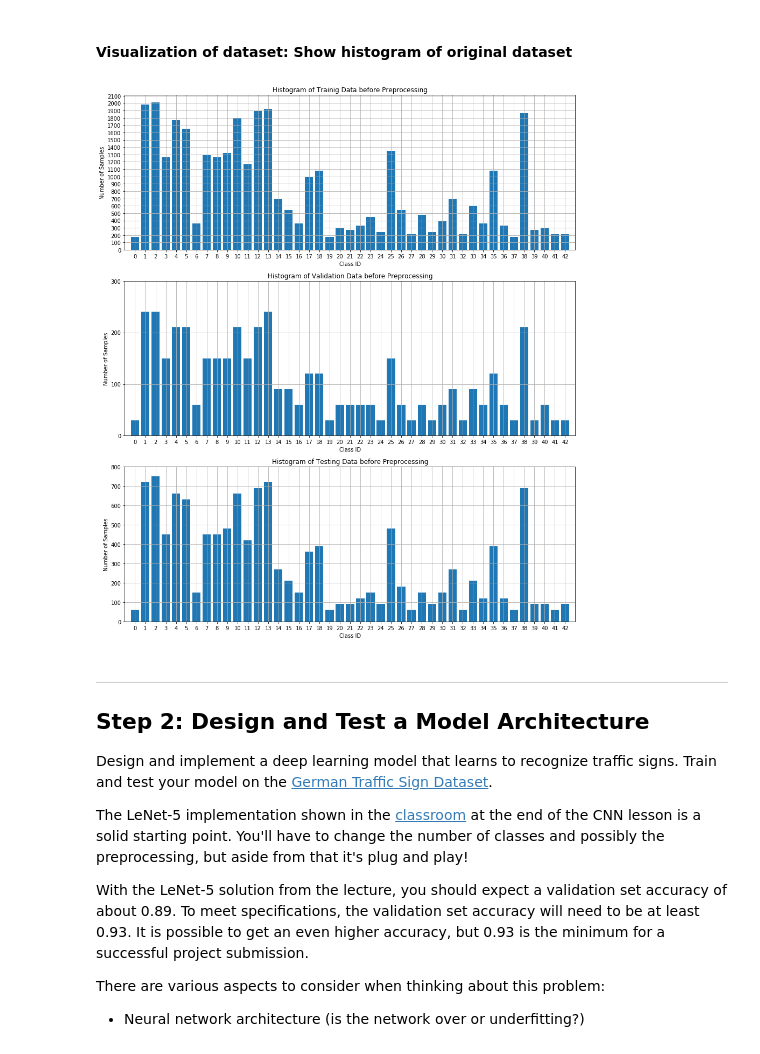
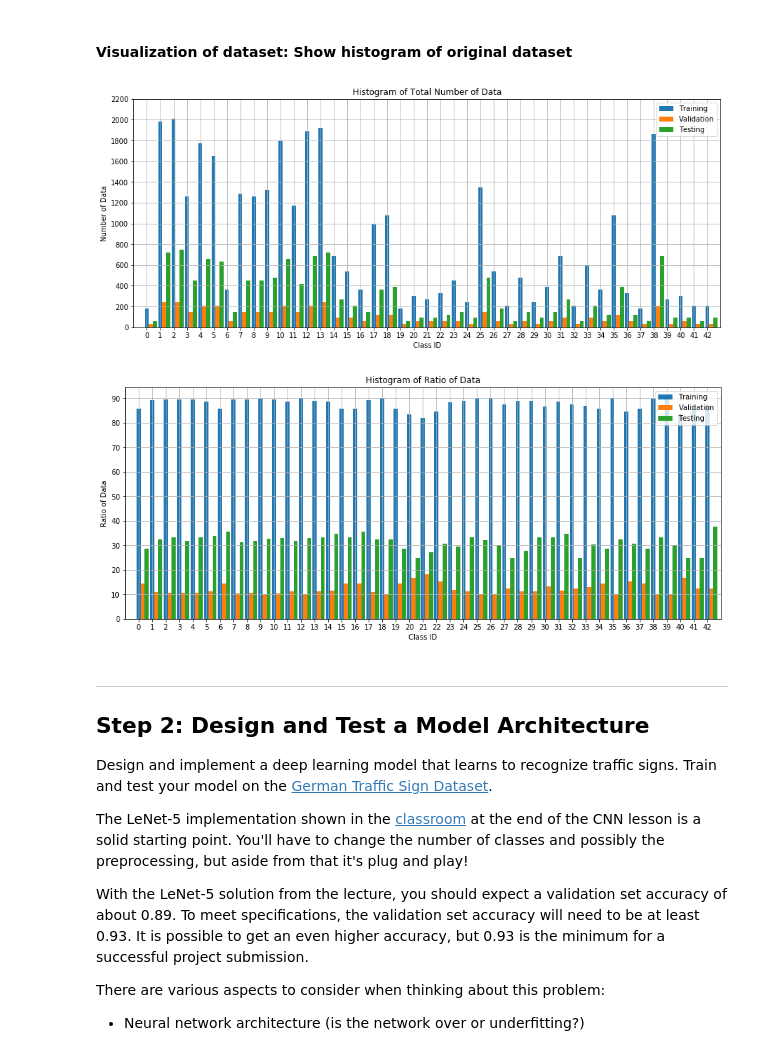
Before and after one commit to AkiKono/SDCND_TrafficSignsClassifier, a Jupyter notebook: Traffic_Sign_Classifier.ipynb, the cells around one changed output. Drawn from its saved outputs; the diff is of its cells as text; code cells hidden in the pictures.

```diff
--- a/Traffic_Sign_Classifier.ipynb
+++ b/Traffic_Sign_Classifier.ipynb
@@ -133,25 +133,57 @@ for n in range(25):
 # %% [markdown]
 #### Visualization of dataset: Show histogram of original dataset
-# %%
-### plot histogram of datasets before pre-processing
-
-fig, ax = plt.subplots(3,1,figsize=(15,18))
-
-def histogramPlot(inputs, datatype, axnum):
-    counts = np.bincount(inputs)
-    ax[axnum].bar(range(n_classes), counts, width=0.8, align='center')
-    ax[axnum].set_title('Histogram of '+datatype+' Data before Preprocessing')
-    ax[axnum].set_xlabel('Class ID')
-    ax[axnum].set_ylabel('Number of Samples')
-    ax[axnum].set(xticks=range(n_classes), xlim=[-1, n_classes])
-    ax[axnum].set(yticks=np.arange(0,max(counts)+100,100))
-    ax[axnum].grid()
-
-histogramPlot(y_train, 'Trainig', 0)
-histogramPlot(y_valid, 'Validation', 1)
-histogramPlot(y_test, 'Testing', 2)
-# %% [output]
-[figure, removed]
+# %%
+# Histogram of total number of data and their ratio
+
+# total number of data
+
+fig, ax = plt.subplots(1,1,figsize=(15,6))
+
+countsYtrain = np.bincount(y_train,minlength=43)
+countsYvalid = np.bincount(y_valid,minlength=43)
+countsYtest  = np.bincount(y_test, minlength=43)
+maxcounts = max(max(countsYtrain),max(countsYvalid),max(countsYtest))
+
+index = np.arange(n_classes)
+bar1 = ax.bar(index, countsYtrain, width=0.3, align='center')
+bar2 = ax.bar(index+0.3, countsYvalid, width=0.3, align='center')
+bar3 = ax.bar(index+0.6, countsYtest, width=0.3, align='center')
+ax.set_title('Histogram of Total Number of Data')
+ax.set_xlabel('Class ID')
+ax.set_ylabel('Number of Data')
+ax.set(xticks=range(n_classes), xlim=[-1, n_classes])
+ax.set(yticks=np.arange(0,maxcounts+np.uint8(maxcounts*0.1),200))
+ax.grid()
+ax.legend((bar1[0], bar2[0], bar3[0]), ('Training', 'Validation', 'Testing'))
+plt.show()
+
+# percent ratio of data
+
+countsTOTAL = np.add(countsYtrain,countsYvalid)
+#countsTOTAL = np.add(countsTOTAL,countsYtest)
+
+fig, ax = plt.subplots(1,1,figsize=(15,6))
+
+countsYtrain_ratio = np.round(100*np.divide(countsYtrain,countsTOTAL),2)
+countsYvalid_ratio = np.round(100*np.divide(countsYvalid,countsTOTAL),2)
+countsYtest_ratio  = np.round(100*np.divide(countsYtest, countsTOTAL),2)
+maxcounts = max(max(countsYtrain_ratio),max(countsYvalid_ratio),max(countsYtest_ratio))
+
+index = np.arange(n_classes)
+bar1 = ax.bar(index, countsYtrain_ratio, width=0.3, align='center')
+bar2 = ax.bar(index+0.3, countsYvalid_ratio, width=0.3, align='center')
+bar3 = ax.bar(index+0.6, countsYtest_ratio, width=0.3, align='center')
+ax.set_title('Histogram of Ratio of Data')
+ax.set_xlabel('Class ID')
+ax.set_ylabel('Ratio of Data')
+ax.set(xticks=range(n_classes), xlim=[-1, n_classes])
+ax.set(yticks=np.arange(0,maxcounts+np.uint8(maxcounts*0.1),10))
+ax.grid()
+ax.legend((bar1[0], bar2[0], bar3[0]), ('Training', 'Validation', 'Testing'))
+plt.show()
+# %% [output]
+[figure, added]
+[figure, added]
 # %% [markdown]
 ----
 
```
Also changed, not shown: parts of 1 cell of this notebook, 3 other files.
